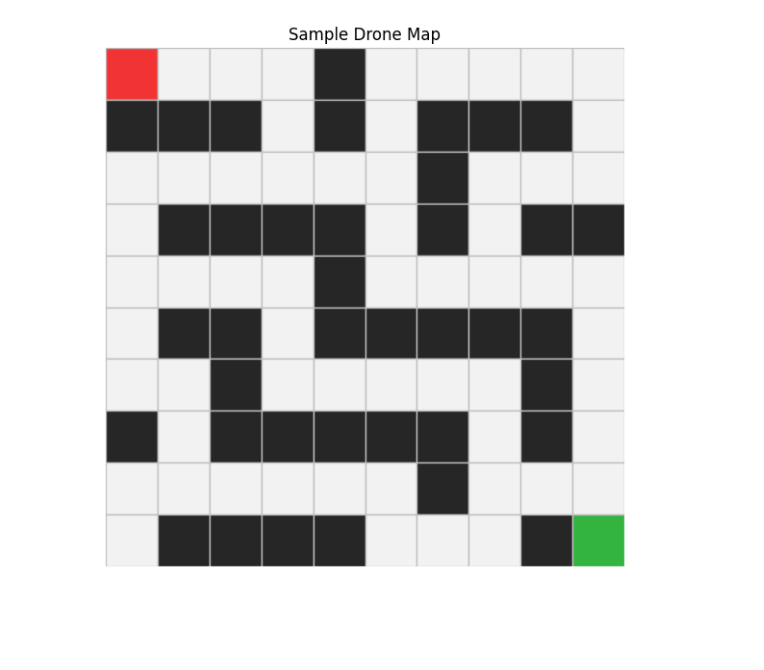
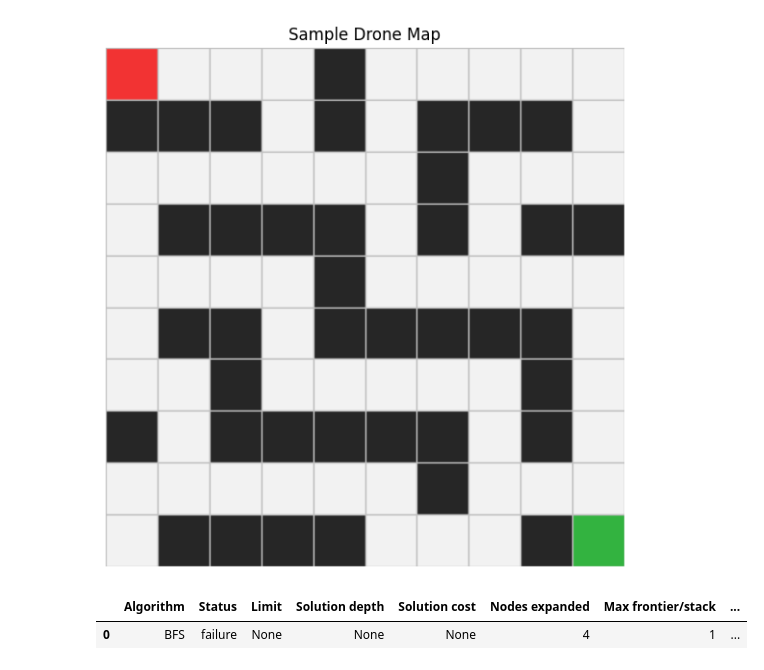
Before and after one commit to Akurang/Akurang_Gabriel_Lab1, a Jupyter notebook: lab1_exercises.ipynb, the cells around one changed output. Cells and saved outputs as stored; diff of their text form; code cells hidden in the pictures; blank space fills up the shorter version.

```diff
--- a/lab1_exercises.ipynb
+++ b/lab1_exercises.ipynb
@@ -391,7 +400,36 @@ class BreadthFirstSearch(SearchAlgorithm):
         # Hint:
         # frontier = deque([node])
         # node = frontier.popleft()
-        raise NotImplementedError("Complete BreadthFirstSearch.search")
+        #raise NotImplementedError("Complete BreadthFirstSearch.search")
+
+        init_node = Node(state=problem.initial_state())
+
+        if problem.is_goal(init_node.state):
+            return SearchResult(algorithm = algorithm , status="success", solution = init_node , nodes_expanded= 0, max_frontier_size=1)
+
+
+        dq_frontier = deque([init_node])
+
+        reached_set = {init_node.state}
+
+        nodes_expanded = 0
+        max_frontier_size = 1
+        while len(dq_frontier) != 0:
+            current= dq_frontier.popleft()
+
+            nodes_expanded += 1
+
+            for child in self.expand(problem, current):
+                if problem.is_goal(child.state):
+                            return SearchResult(algorithm = algorithm , status="success", solution = child , nodes_expanded=nodes_expanded, max_frontier_size=max_frontier_size)
+
+                if child.state not in reached_set:
+                    reached_set.add(child.state)
+                    dq_frontier.append(child)
+
+            max_frontier_size = max(max_frontier_size, len(dq_frontier))
+
+        return SearchResult(algorithm = algorithm , status="failure", solution = None , nodes_expanded=nodes_expanded, max_frontier_size=max_frontier_size)
 # %%
 class DepthFirstSearch(SearchAlgorithm):
     def search(self, problem: Problem) -> SearchResult:
@@ -496,18 +566,21 @@ class IterativeDeepeningSearch(SearchAlgorithm):
         raise NotImplementedError("Complete IterativeDeepeningSearch.search")
 # %%
 bfs = BreadthFirstSearch()
-dfs = DepthFirstSearch()
-dls = DepthLimitedSearch()
-ids = IterativeDeepeningSearch()
+# dfs = DepthFirstSearch()
+# dls = DepthLimitedSearch()
+# ids = IterativeDeepeningSearch()
 
 results = [
-    bfs.search(problem),
-    dfs.search(problem),
-    dls.search(problem, limit=10),
-    ids.search(problem, max_depth=30),
+    bfs.search(problem)
+    # dfs.search(problem),
+    # dls.search(problem, limit=10),
+    # ids.search(problem, max_depth=30),
 ]
 
 show_results(results)
+# %% [output]
+|  | Algorithm | Status | Limit | Solution depth | Solution cost | Nodes expanded | Max frontier/stack | ... |
+| 0 | BFS | failure | None | None | None | 4 | 1 | ... |
 # %%
 # Visualise solution paths.
 # After your algorithms work, choose at least two algorithms and plot their paths.
```
Also changed, not shown: parts of 3 cells of this notebook.
